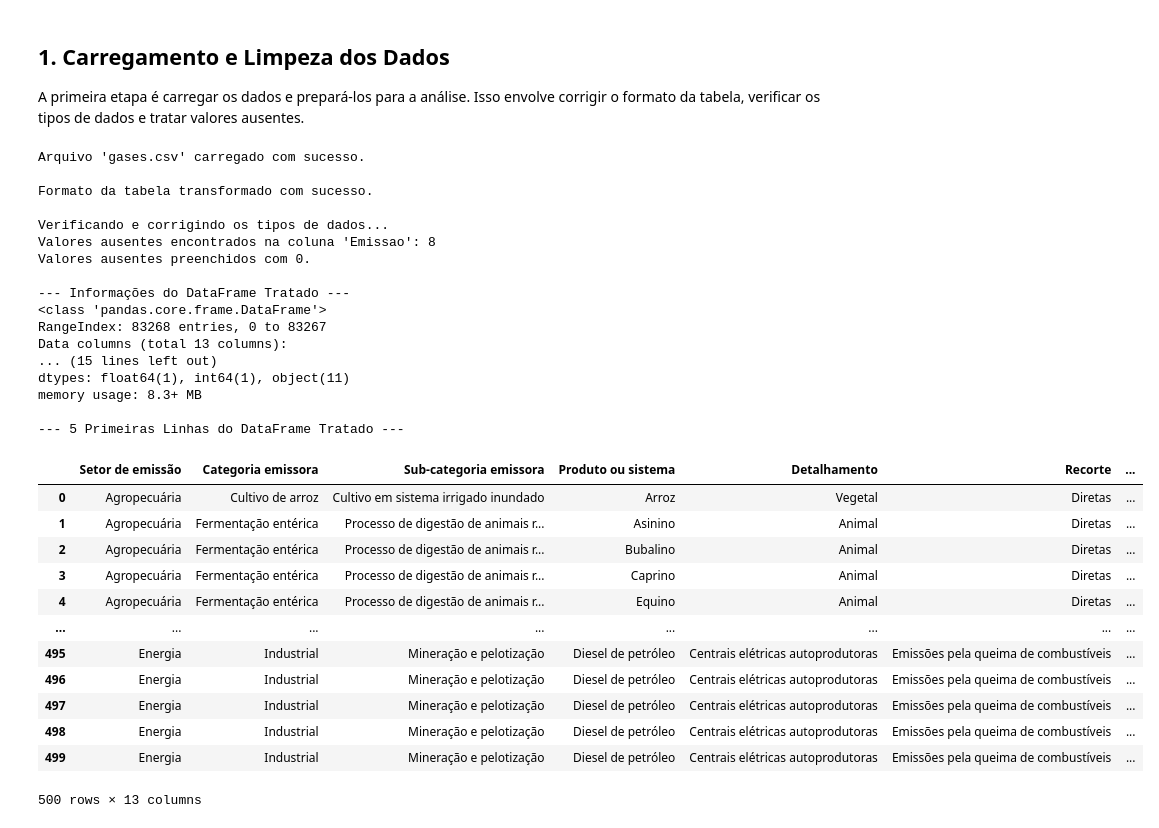
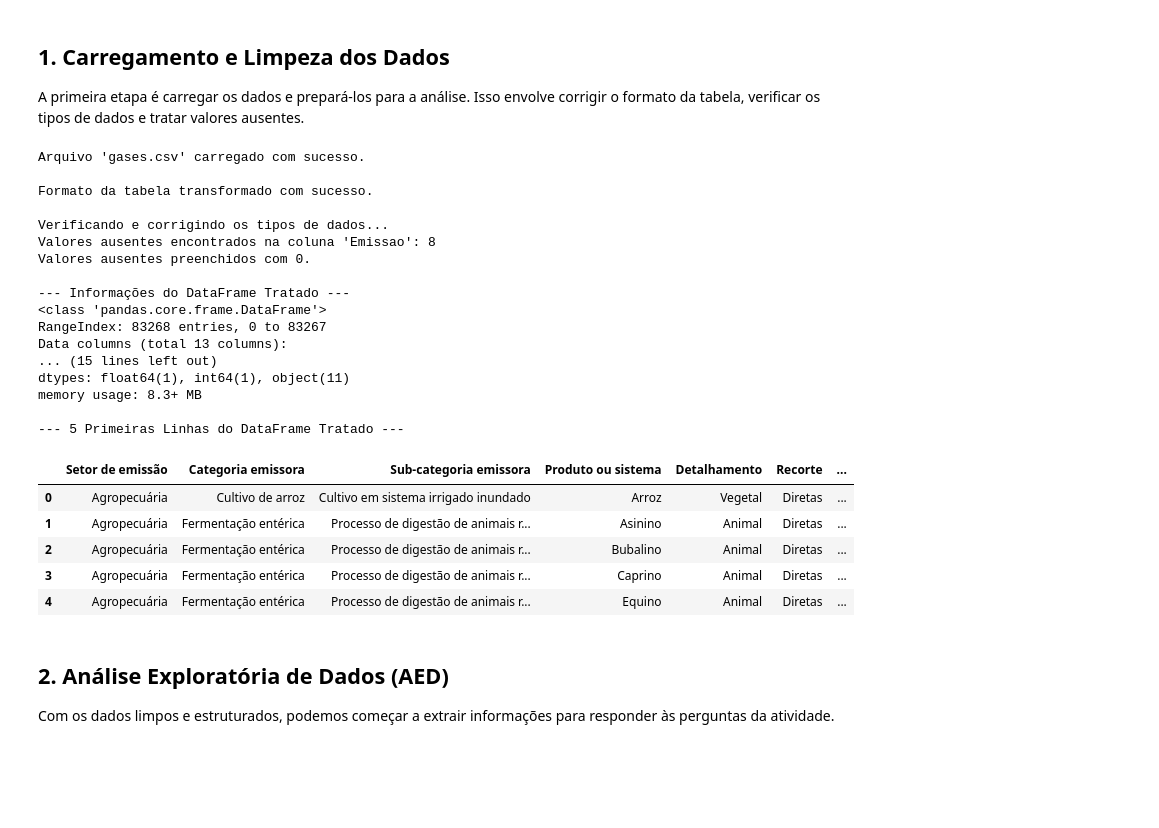
Before and after one commit to GabrielSLoures/GitModelagem, a Jupyter notebook: Aula Prática 3 - Gases.ipynb, the cells around one changed output. Saved outputs shown, nothing was run; the diff lists cells and outputs as text; code cells hidden in the pictures; blank space fills up the shorter version.

```diff
--- a/Aula Prática 3 - Gases.ipynb
+++ b/Aula Prática 3 - Gases.ipynb
@@ -65,38 +65,35 @@ if not df_raw.empty:
 
     # Exibe as informações e as primeiras linhas do DataFrame limpo e pronto para análise
     print("\n--- Informações do DataFrame Tratado ---")
     df.info()
 
     print("\n--- 5 Primeiras Linhas do DataFrame Tratado ---")
-    display(df.head(500))
+    display(df.head())
 # %% [output]
 Arquivo 'gases.csv' carregado com sucesso.
 
 Formato da tabela transformado com sucesso.
 
 Verificando e corrigindo os tipos de dados...
 Valores ausentes encontrados na coluna 'Emissao': 8
 Valores ausentes preenchidos com 0.
 
 --- Informações do DataFrame Tratado ---
 <class 'pandas.core.frame.DataFrame'>
 RangeIndex: 83268 entries, 0 to 83267
 Data columns (total 13 columns):
 ... (15 lines left out)
 dtypes: float64(1), int64(1), object(11)
 memory usage: 8.3+ MB
 
 --- 5 Primeiras Linhas do DataFrame Tratado ---
 |  | Setor de emissão | Categoria emissora | Sub-categoria emissora | Produto ou sistema | Detalhamento | Recorte | ... |
 | 0 | Agropecuária | Cultivo de arroz | Cultivo em sistema irrigado inundado | Arroz | Vegetal | Diretas | ... |
 | 1 | Agropecuária | Fermentação entérica | Processo de digestão de animais r... | Asinino | Animal | Diretas | ... |
 | 2 | Agropecuária | Fermentação entérica | Processo de digestão de animais r... | Bubalino | Animal | Diretas | ... |
 | 3 | Agropecuária | Fermentação entérica | Processo de digestão de animais r... | Caprino | Animal | Diretas | ... |
 | 4 | Agropecuária | Fermentação entérica | Processo de digestão de animais r... | Equino | Animal | Diretas | ... |
-| ... | ... | ... | ... | ... | ... | ... | ... |
-| 495 | Energia | Industrial | Mineração e pelotização | Diesel de petróleo | Centrais elétricas autoprodutoras | Emissões pela queima de combustíveis | ... |
-| 496 | Energia | Industrial | Mineração e pelotização | Diesel de petróleo | Centrais elétricas autoprodutoras | Emissões pela queima de combustíveis | ... |
-| 497 | Energia | Industrial | Mineração e pelotização | Diesel de petróleo | Centrais elétricas autoprodutoras | Emissões pela queima de combustíveis | ... |
-| 498 | Energia | Industrial | Mineração e pelotização | Diesel de petróleo | Centrais elétricas autoprodutoras | Emissões pela queima de combustíveis | ... |
-| 499 | Energia | Industrial | Mineração e pelotização | Diesel de petróleo | Centrais elétricas autoprodutoras | Emissões pela queima de combustíveis | ... |
-500 rows × 13 columns
+# %% [markdown]
+## 2. Análise Exploratória de Dados (AED)
+
+Com os dados limpos e estruturados, podemos começar a extrair informações para responder às perguntas da atividade.
```
Also changed, not shown: parts of 6 cells of this notebook.
